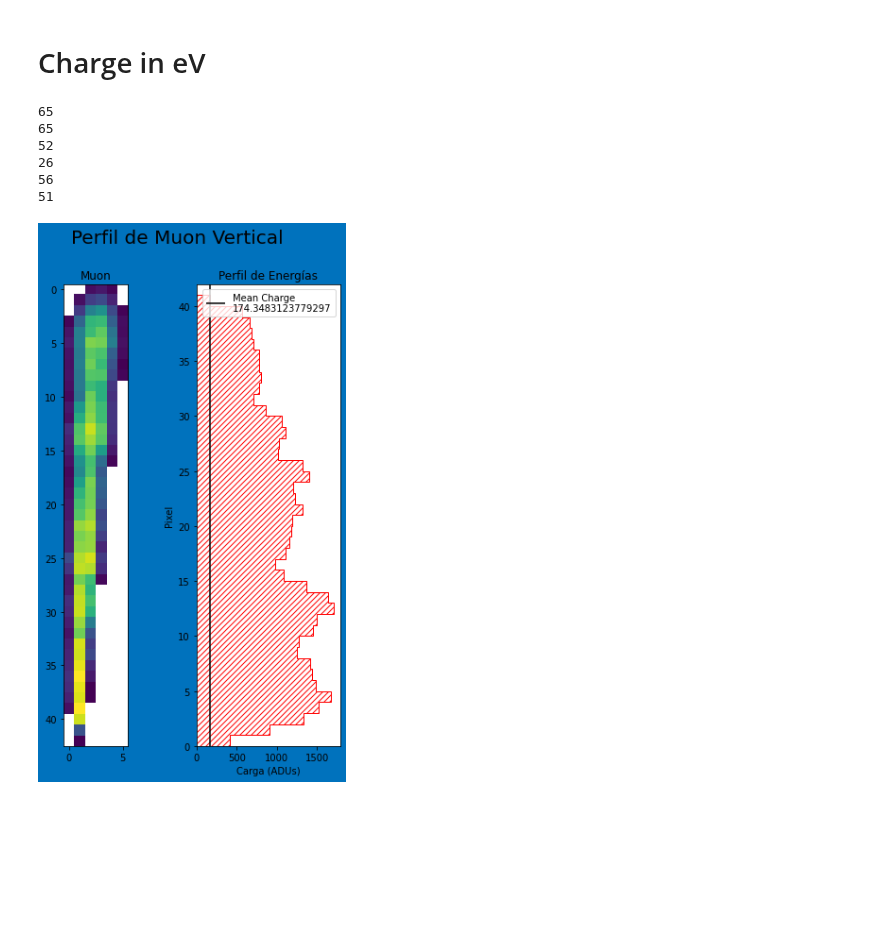
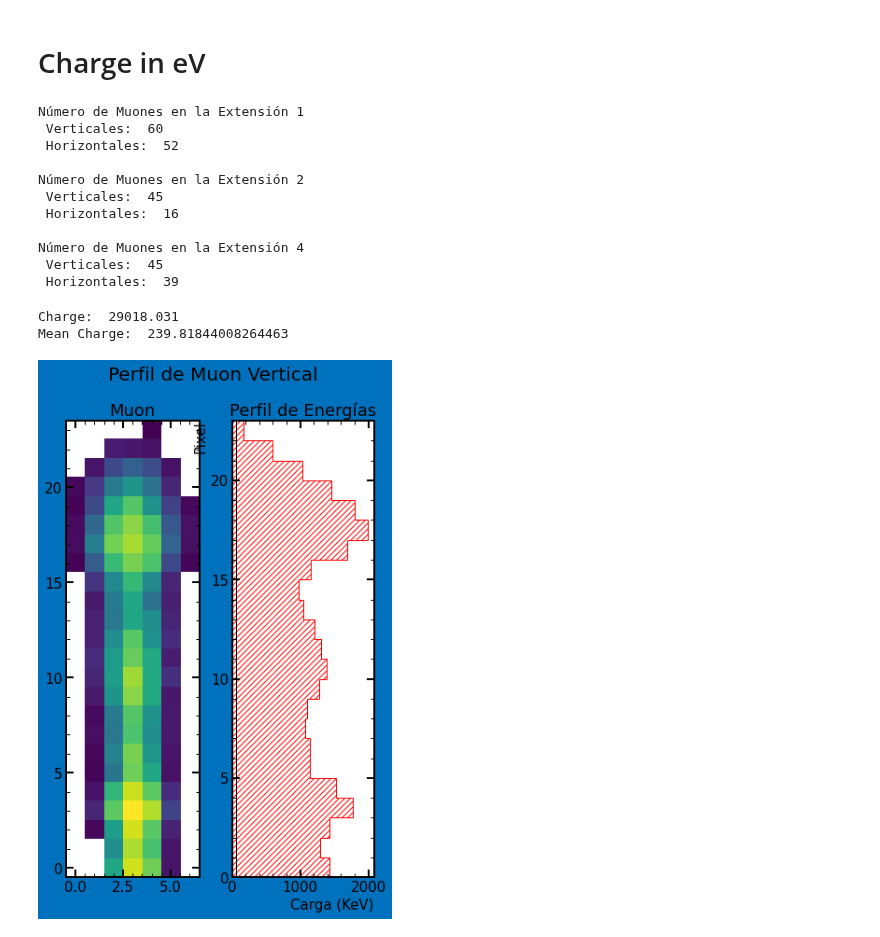
Before and after one commit to mausanram/CodigosICN, a Jupyter notebook: Catalogo_Eventos/Perfil_Muones.ipynb, the cells around one changed output. Drawn from its saved outputs; the diff is of its cells as text; code cells hidden in the pictures; blank space fills up the shorter version.

```diff
--- a/Catalogo_Eventos/Perfil_Muones.ipynb
+++ b/Catalogo_Eventos/Perfil_Muones.ipynb
@@ -32,3 +111,7 @@ print(dict_muons_true['extension_1'].keys())
 # %% [output]
 dict_keys(['All_Muons_Detected', 'extension_1', 'extension_2', 'extension_4'])
 dict_keys(['charge', 'Vertical_Events', 'Horizontal_Events'])
+# %%
+for event in dict_muons_true['extension_1']['Vertical_Events'][0:10]:
+    plt.imshow(event)
+    plt.show()
@@ -52,7 +146,7 @@ for event in dict_muons_true['extension_1']['Vertical_Events'][0:3]:
     label_verticalMuon, nlabels_verticalMuon = ndimage.label(event,structure=[[0,0,0],[1,1,1],[0,0,0]])
 
     charge_verticalMuon = []
-    for lable_line in range(2,nlabels_verticalMuon - 1):
+    for lable_line in range(1,nlabels_verticalMuon - 1):
         line = label_verticalMuon == lable_line
         loc = ndimage.find_objects(label_verticalMuon == lable_line)[0]
         mask_35 = np.invert(label_verticalMuon == lable_line)
@@ -89,13 +183,13 @@ fig.suptitle('Perfil de Muon Vertical', y = 0.97, size = 20)
 
 list_mean_charge = []
 
-for event in dict_muons_true['extension_1']['Vertical_Events']:
+for event in dict_muons_true['extension_1']['Vertical_Events'][0:3]:
     # plt.imshow(event)
 
     label_verticalMuon, nlabels_verticalMuon = ndimage.label(event,structure=[[0,0,0],[1,1,1],[0,0,0]])
 
     charge_verticalMuon = []
-    for lable_line in range(2,nlabels_verticalMuon - 1):
+    for lable_line in range(1,nlabels_verticalMuon - 1):
         line = label_verticalMuon == lable_line
         loc = ndimage.find_objects(label_verticalMuon == lable_line)[0]
         mask_35 = np.invert(label_verticalMuon == lable_line)
@@ -129,55 +223,73 @@ path = '/home/labdet/Documents/MauSan/Programas/Repositorio_Git/Catalogo_Eventos
 dict_muons = open(path, 'rb')
 dict_muons_true = pck.load(dict_muons)
 dict_muons.close()
+# %%
+### Número de muones verticales/horizontales por extensión
+print('Número de Muones en la Extensión 1')
+print(' Verticales: ', len(dict_muons_true['extension_1']['Vertical_Events']))
+print(' Horizontales: ', len(dict_muons_true['extension_1']['Horizontal_Events']), end='\n\n')
+
+print('Número de Muones en la Extensión 2')
+print(' Verticales: ', len(dict_muons_true['extension_2']['Vertical_Events']))
+print(' Horizontales: ', len(dict_muons_true['extension_2']['Horizontal_Events']), end='\n\n')
+
+
+print('Número de Muones en la Extensión 4')
+print(' Verticales: ', len(dict_muons_true['extension_4']['Vertical_Events']))
+print(' Horizontales: ', len(dict_muons_true['extension_4']['Horizontal_Events']), end='\n\n')
+# %% [output]
+Número de Muones en la Extensión 1
+ Verticales:  60
+ Horizontales:  52
+
+Número de Muones en la Extensión 2
+ Verticales:  45
+ Horizontales:  16
+
+Número de Muones en la Extensión 4
+ Verticales:  45
+ Horizontales:  39
 # %%
-print(len(dict_muons_true['extension_1']['Vertical_Events']))
-print(len(dict_muons_true['extension_1']['Horizontal_Events']))
-
-print(len(dict_muons_true['extension_2']['Vertical_Events']))
-print(len(dict_muons_true['extension_2']['Horizontal_Events']))
-
-print(len(dict_muons_true['extension_4']['Vertical_Events']))
-print(len(dict_muons_true['extension_4']['Horizontal_Events']))
-
-
+## Perfil energético de un muon
+n_muon = 2
 fig, axs = plt.subplots(ncols=2, nrows=1, figsize = [6,9], facecolor = [0, 0.4470, 0.7410])
 fig.suptitle('Perfil de Muon Vertical', y = 0.97, size = 20)
 
-for event in dict_muons_true['extension_1']['Vertical_Events'][0:3]:
+for event in dict_muons_true['extension_1']['Vertical_Events'][n_muon - 1:n_muon]:
     # plt.imshow(event)
 
     label_verticalMuon, nlabels_verticalMuon = ndimage.label(event,structure=[[0,0,0],[1,1,1],[0,0,0]])
+    muon_charge = event.sum()
+    muon_mean_charge = event.mean()
 
     charge_verticalMuon = []
-    for lable_line in range(2,nlabels_verticalMuon):
+    for lable_line in range(1,nlabels_verticalMuon):
         line = label_verticalMuon == lable_line
         loc = ndimage.find_objects(label_verticalMuon == lable_line)[0]
         mask_35 = np.invert(label_verticalMuon == lable_line)
         data_mask = ma.masked_array(event[loc[0].start:loc[0].stop, loc[1].start:loc[1].stop], mask_35[loc[0].start:loc[0].stop, loc[1].start:loc[1].stop])
         charge = data_mask.sum()
-        mean_charge = data_mask.mean()
+        mean_charge = np.mean(data_mask)
 
         charge_verticalMuon.append(charge)
         # print(charge)
 
+    print('Charge: ', muon_charge)
+    print('Mean Charge: ', muon_mean_charge)
     x0 = axs[0].imshow(event)
     axs[0].set_title('Muon')
     # x0bar = fig.colorbar(x0, ax=axs[0])
 
     axs[1].stairs(charge_verticalMuon, np.arange(0,len(charge_verticalMuon)+1),  orientation='horizontal', hatch = '////', color = 'r')
-    axs[1].vlines(x = mean_charge, ymin = 0, ymax = len(event) - 1, color = 'k', label = 'Mean Charge \n' + str(mean_charge))
-    axs[1].set_xlabel('Carga (ADUs)')
+    axs[1].vlines(x = mean_charge, ymin = 0, ymax = len(event) - 1, color = 'k')#, label = 'Mean Charge \n' + str(mean_charge))
+    axs[1].set_xlabel('Carga (KeV)')
     axs[1].set_ylabel('Pixel')
     axs[1].set_ylim(0,len(event) - 1 )
     axs[1].set_title('Perfil de Energías')
-    axs[1].legend()
+    # fig.legend()
     plt.show()
 # %% [output]
-65
-65
-52
-26
-56
-51
+Charge:  29018.031
+Mean Charge:  239.81844008264463
-[figure, old version]
+[figure, new version]
 # %%
```
Also changed, not shown: parts of 12 cells of this notebook, 1 other file.
